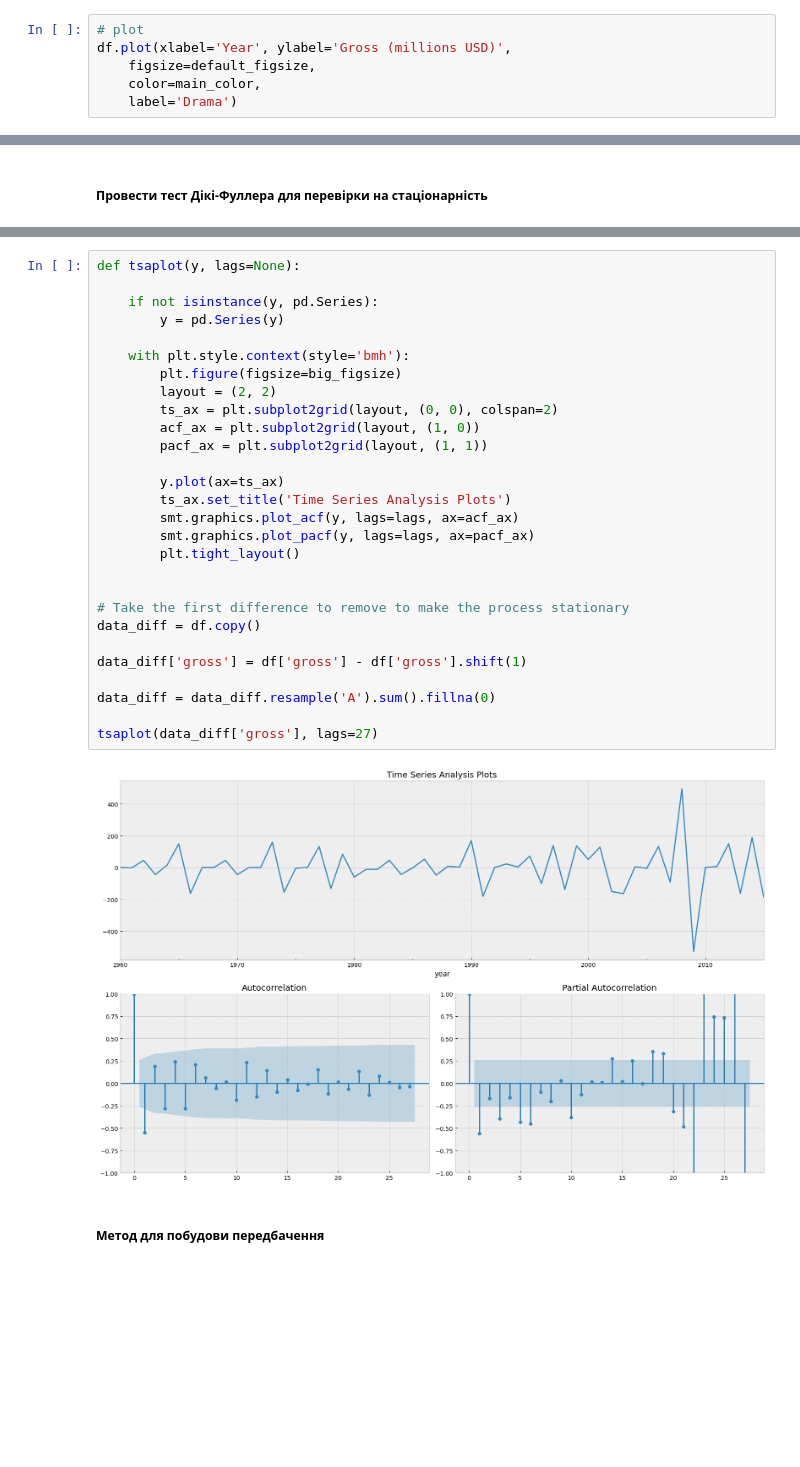
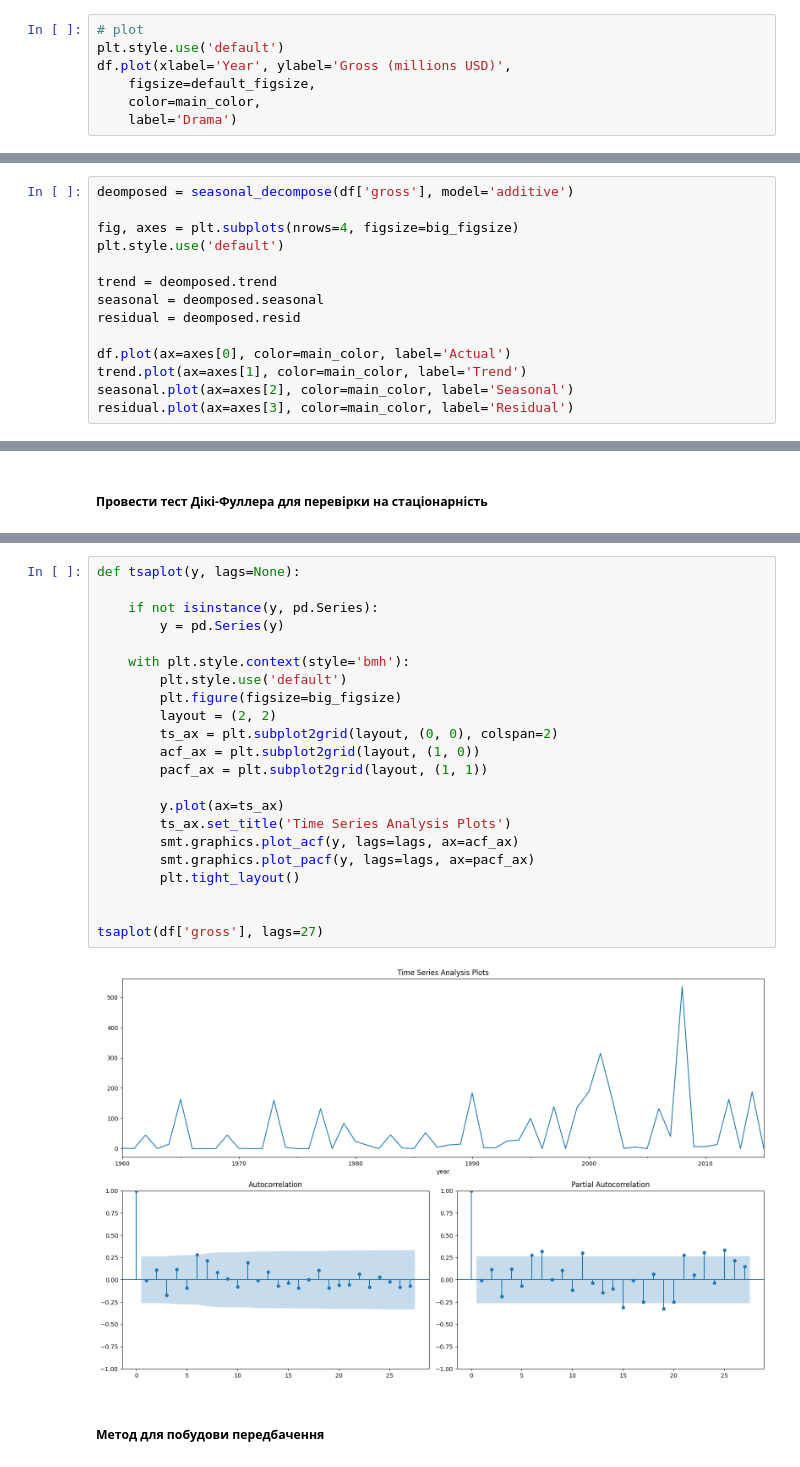
Before and after one commit to larry-oj/DataScienceTermPaper, a Jupyter notebook: database/analysis/Drama.ipynb, the cells around one changed output, grey strips where cells are left out. Saved outputs shown, nothing was run; the diff lists cells and outputs as text; blank space fills up the shorter version.

```diff
--- a/database/analysis/Drama.ipynb
+++ b/database/analysis/Drama.ipynb
@@ -76,6 +69,7 @@ df_trimmed['gross'] = df_trimmed['gross'].div(1000000)
 Намалювати графік на основі даних
 # %%
 # plot
+plt.style.use('default')
 df.plot(xlabel='Year', ylabel='Gross (millions USD)',
     figsize=default_figsize,
     color=main_color,
@@ -167,0 +191,14 @@ plot_exp_smoothing(df['gross'], alpha=0.025, beta=0.9)
+# %%
+deomposed = seasonal_decompose(df['gross'], model='additive')
+
+fig, axes = plt.subplots(nrows=4, figsize=big_figsize)
+plt.style.use('default')
+
+trend = deomposed.trend
+seasonal = deomposed.seasonal
+residual = deomposed.resid
+
+df.plot(ax=axes[0], color=main_color, label='Actual')
+trend.plot(ax=axes[1], color=main_color, label='Trend')
+seasonal.plot(ax=axes[2], color=main_color, label='Seasonal')
+residual.plot(ax=axes[3], color=main_color, label='Residual')
@@ -195,33 +235,27 @@ Non-Stationary
 # %%
 def tsaplot(y, lags=None):
 
     if not isinstance(y, pd.Series):
         y = pd.Series(y)
 
     with plt.style.context(style='bmh'):
+        plt.style.use('default')
         plt.figure(figsize=big_figsize)
         layout = (2, 2)
         ts_ax = plt.subplot2grid(layout, (0, 0), colspan=2)
         acf_ax = plt.subplot2grid(layout, (1, 0))
         pacf_ax = plt.subplot2grid(layout, (1, 1))
 
         y.plot(ax=ts_ax)
         ts_ax.set_title('Time Series Analysis Plots')
         smt.graphics.plot_acf(y, lags=lags, ax=acf_ax)
         smt.graphics.plot_pacf(y, lags=lags, ax=pacf_ax)
         plt.tight_layout()
 
 
-# Take the first difference to remove to make the process stationary
-data_diff = df.copy()
-
-data_diff['gross'] = df['gross'] - df['gross'].shift(1)
-
-data_diff = data_diff.resample('A').sum().fillna(0)
-
-tsaplot(data_diff['gross'], lags=27)
+tsaplot(df['gross'], lags=27)
 # %% [output]
-[figure, old version]
+[figure, new version]
 # %% [markdown]
 ##### Метод для побудови передбачення
 # %%
```
Also changed, not shown: parts of 23 cells of this notebook, 1 other file.
